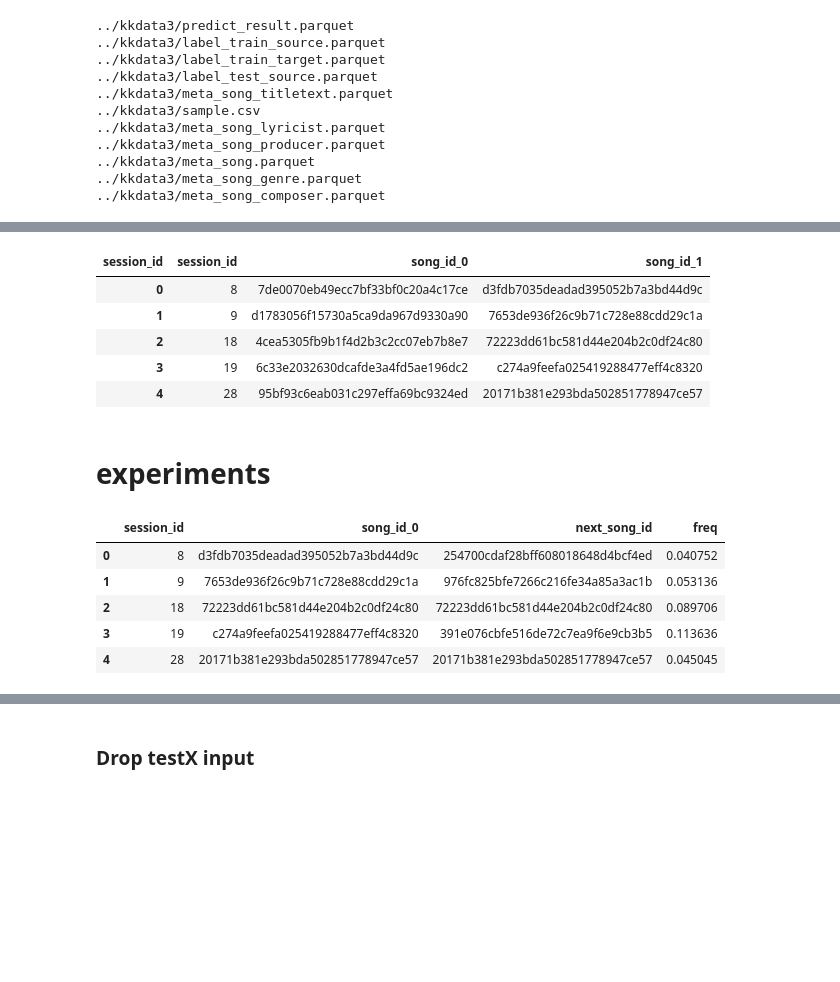
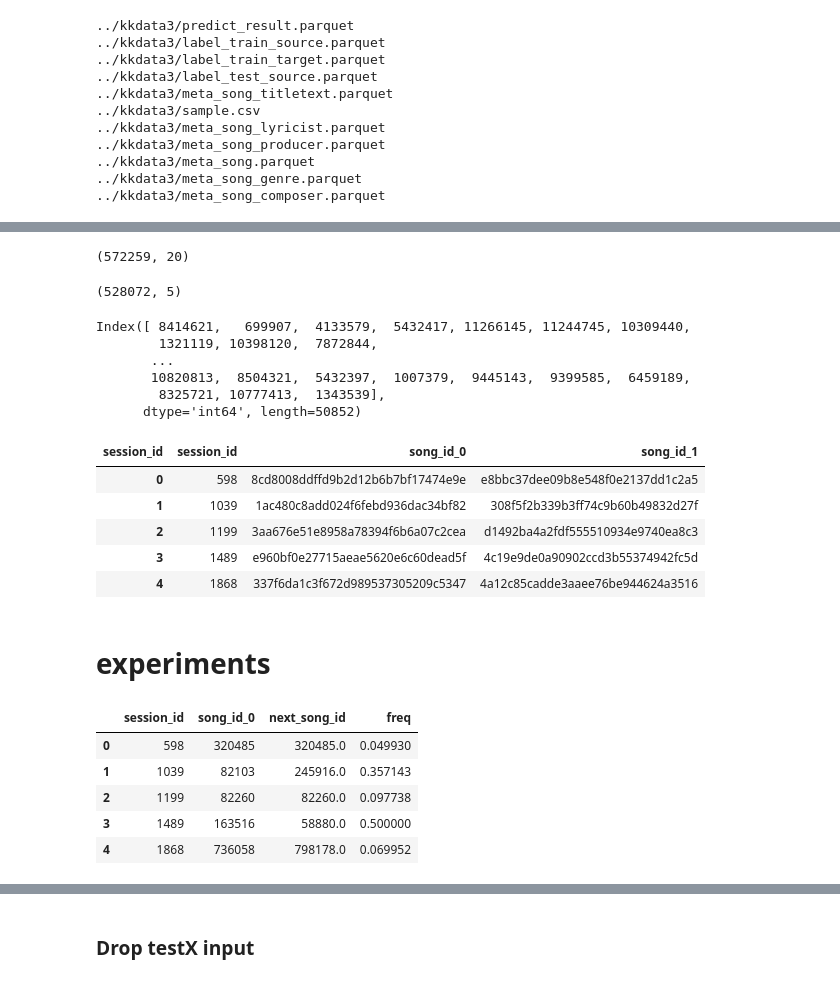
Before and after one commit to Han1018/KK-Data-Game-2023, a Jupyter notebook: ngram.ipynb, the cells around one changed output, grey strips where cells are left out. Saved outputs shown, nothing was run; the diff lists cells and outputs as text; code cells hidden in the pictures; blank space fills up the shorter version.

```diff
--- a/ngram.ipynb
+++ b/ngram.ipynb
@@ -24,5 +24,6 @@ meta_song = pd.read_parquet(data_root / "meta_song.parquet")
 # %%
 train_source = pd.read_parquet(data_root / "label_train_source.parquet")
 train_source.sort_values(["session_id", "listening_order"], inplace=True)
-test_source.sort_values(["session_id", "listening_order"], inplace=True)
+train_target.sort_values(["session_id", "listening_order"], inplace=True)
+# test_source.sort_values(["session_id", "listening_order"], inplace=True)
 # %%
@@ -43,3 +72,23 @@ def getTrainData(df, n=2):
+# %%
+duplicates_mask = src.duplicated()
+# %% [output]
+(572259, 20)
+# %%
+tgt_filtered = tgt[~duplicates_mask].sort_values("song_id").sort_index()
+src_filtered = src[~duplicates_mask].sort_values("song_id").sort_index()
+tgt_filtered.shape
+# %% [output]
+(528072, 5)
+# %%
+# show duplicated index
+src[src.duplicated(keep=False)].index
+# %% [output]
+Index([ 8414621,   699907,  4133579,  5432417, 11266145, 11244745, 10309440,
+        1321119, 10398120,  7872844,
+       ...
+       10820813,  8504321,  5432397,  1007379,  9445143,  9399585,  6459189,
+        8325721, 10777413,  1343539],
+      dtype='int64', length=50852)
 # %%
 # calculate ngram frequency.
 # n=1 is the most frequent of song_id
@@ -89,11 +138,11 @@ testX = getTestX(test_source, n=2)
 testX.head(5)
 # %% [output]
 | session_id | session_id | song_id_0 | song_id_1 |
-| 0 | 8 | 7de0070eb49ecc7bf33bf0c20a4c17ce | d3fdb7035deadad395052b7a3bd44d9c |
-| 1 | 9 | d1783056f15730a5ca9da967d9330a90 | 7653de936f26c9b71c728e88cdd29c1a |
-| 2 | 18 | 4cea5305fb9b1f4d2b3c2cc07eb7b8e7 | 72223dd61bc581d44e204b2c0df24c80 |
-| 3 | 19 | 6c33e2032630dcafde3a4fd5ae196dc2 | c274a9feefa025419288477eff4c8320 |
-| 4 | 28 | 95bf93c6eab031c297effa69bc9324ed | 20171b381e293bda502851778947ce57 |
+| 0 | 598 | 8cd8008ddffd9b2d12b6b7bf17474e9e | e8bbc37dee09b8e548f0e2137dd1c2a5 |
+| 1 | 1039 | 1ac480c8add024f6febd936dac34bf82 | 308f5f2b339b3ff74c9b60b49832d27f |
+| 2 | 1199 | 3aa676e51e8958a78394f6b6a07c2cea | d1492ba4a2fdf555510934e9740ea8c3 |
+| 3 | 1489 | e960bf0e27715aeae5620e6c60dead5f | 4c19e9de0a90902ccd3b55374942fc5d |
+| 4 | 1868 | 337f6da1c3f672d989537305209c5347 | 4a12c85cadde3aaee76be944624a3516 |
 # %%
 # predict the next song id by ngram frequency table
 def predict(df, freqTable, n=2):
@@ -108,6 +157,7 @@ def predict(df, freqTable, n=2):
         del df[f"next{i}_song_id"]
     del df["song_id"]
     df.rename(columns={f"next{n}_song_id": f"next_song_id"}, inplace=True)
+    df.sort_values("session_id")
     return df
 # %%
 # merge the predicted result and new way freq table
@@ -150,18 +200,39 @@ def merge2freq(df, freq_table):
     return merged
 # %% [markdown]
 # experiments
+# %%
+# map song_id to song_index and set song_idx to song to save memory and speed up
+meta_song["song_index"] = meta_song.index
+train_source = train_source.merge(
+    meta_song[["song_id", "song_index"]], on="song_id", how="left"
+)
+train_target = train_target.merge(
+    meta_song[["song_id", "song_index"]], on="song_id", how="left"
+)
+test_source = test_source.merge(
+    meta_song[["song_id", "song_index"]], on="song_id", how="left"
+)
+
+train_source["song_id"] = train_source["song_index"]
+train_target["song_id"] = train_target["song_index"]
+test_source["song_id"] = test_source["song_index"]
+
+del train_source["song_index"]
+del train_target["song_index"]
+del test_source["song_index"]
 # %%
 trainX = pd.concat([train_source, test_source], axis=0, ignore_index=True)
 # %%
 n = 1
 testX = getTestX(test_source, n)
 freq1 = getFreq(trainX, n)
+freq1
 result1 = predict(testX, freq1, n)
 result1.head()
 # %% [output]
 |  | session_id | song_id_0 | next_song_id | freq |
-| 0 | 8 | d3fdb7035deadad395052b7a3bd44d9c | 254700cdaf28bff608018648d4bcf4ed | 0.040752 |
-| 1 | 9 | 7653de936f26c9b71c728e88cdd29c1a | 976fc825bfe7266c216fe34a85a3ac1b | 0.053136 |
-| 2 | 18 | 72223dd61bc581d44e204b2c0df24c80 | 72223dd61bc581d44e204b2c0df24c80 | 0.089706 |
-| 3 | 19 | c274a9feefa025419288477eff4c8320 | 391e076cbfe516de72c7ea9f6e9cb3b5 | 0.113636 |
-| 4 | 28 | 20171b381e293bda502851778947ce57 | 20171b381e293bda502851778947ce57 | 0.045045 |
+| 0 | 598 | 320485 | 320485.0 | 0.049930 |
+| 1 | 1039 | 82103 | 245916.0 | 0.357143 |
+| 2 | 1199 | 82260 | 82260.0 | 0.097738 |
+| 3 | 1489 | 163516 | 58880.0 | 0.500000 |
+| 4 | 1868 | 736058 | 798178.0 | 0.069952 |
```
Also changed, not shown: parts of 24 cells of this notebook, 6 other files.
